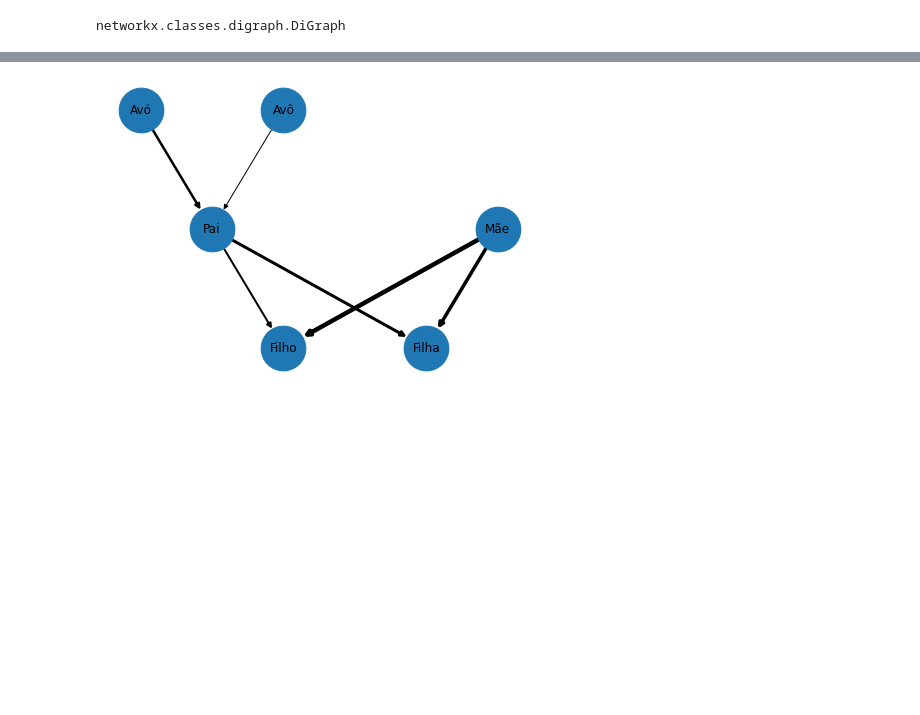
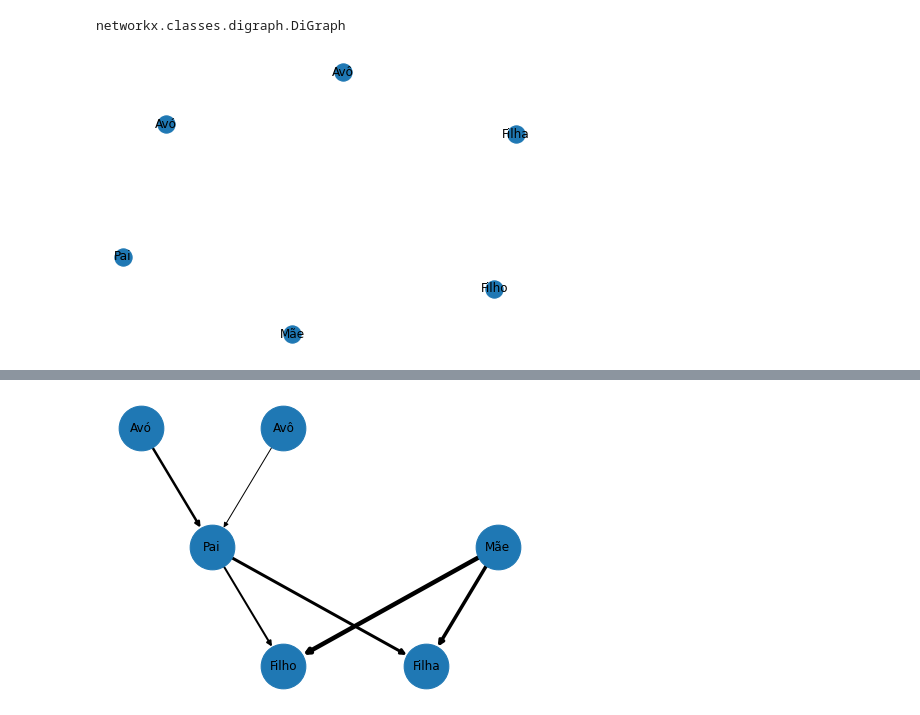
Before and after one commit to jesusossian/complex_networks, a Jupyter notebook: notebooks/cap1_grafos_redes.ipynb, the cells around one changed output, grey strips where cells are left out. Saved outputs shown, nothing was run; the diff lists cells and outputs as text; code cells hidden in the pictures; blank space fills up the shorter version.

```diff
--- a/notebooks/cap1_grafos_redes.ipynb
+++ b/notebooks/cap1_grafos_redes.ipynb
@@ -92,6 +92,10 @@ networkx.classes.digraph.DiGraph
 # %%
 # adicionando vértices armazenado em uma lista
 GD.add_nodes_from (['Avó', 'Avô', 'Pai', 'Mãe', 'Filho', 'Filha'])
+# %%
+nx.draw(GD,with_labels="True")
+# %% [output]
+[figure, added]
 # %%
 # adicionando arestas
 GD.add_edge('Avó', 'Pai') # Avó -> Pai
```
Also changed, not shown: parts of 41 cells of this notebook, 1 other file.
